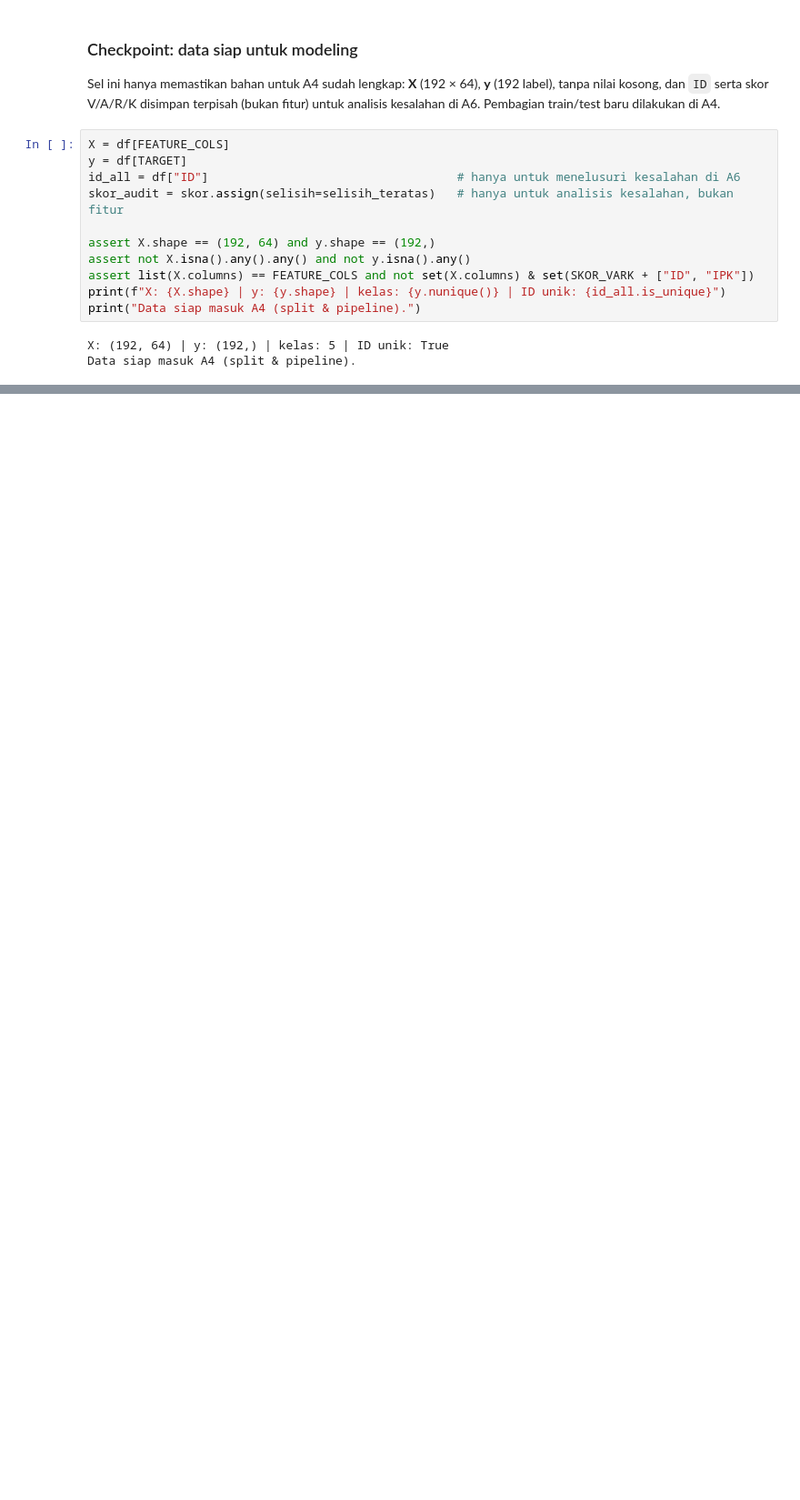
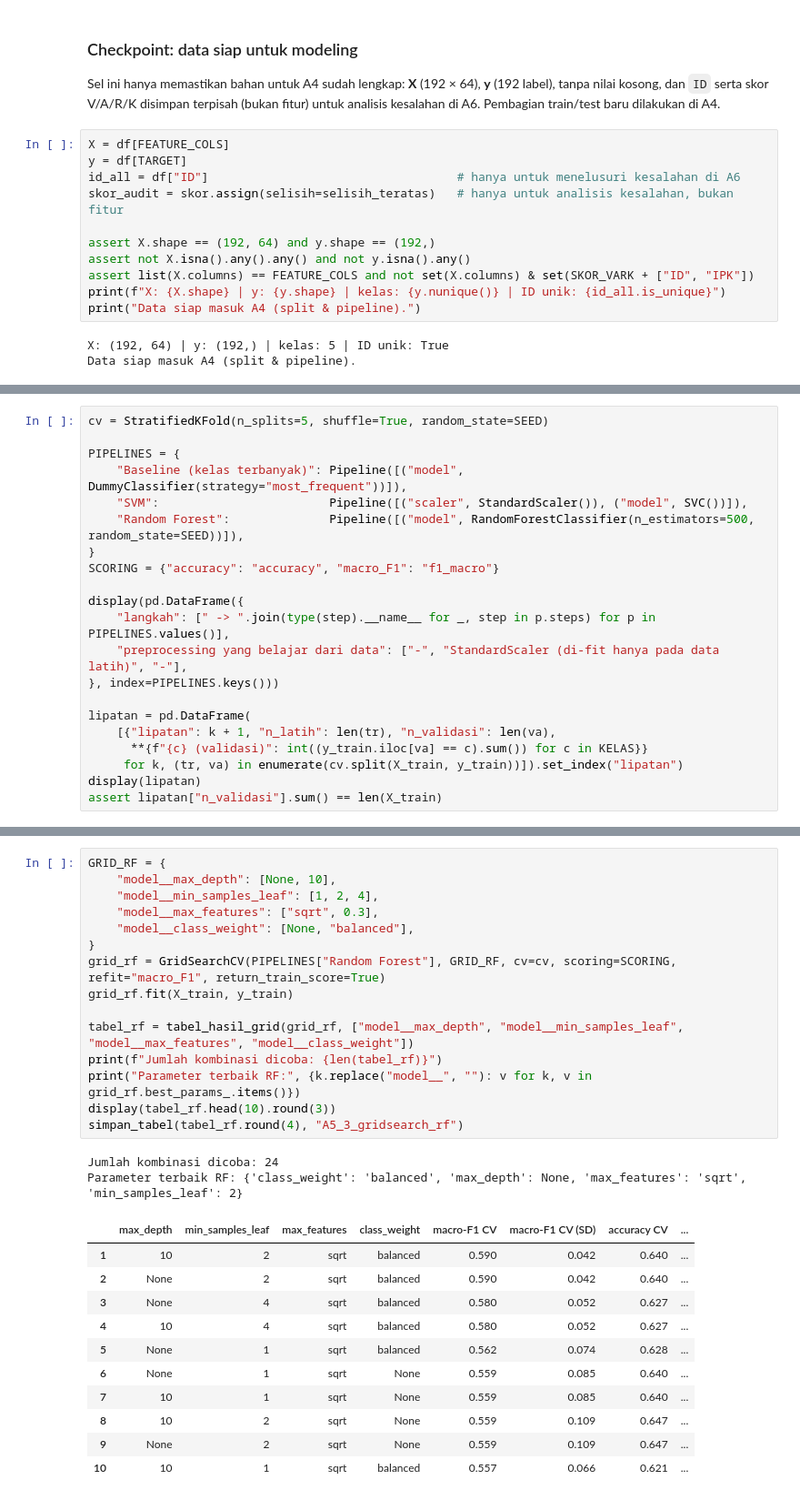
Before and after one commit to edwardchristi4n/machine_learning_final_exam, a Jupyter notebook: notebook/Notebook_A_Klasifikasi.ipynb, the cells around one changed output, grey strips where cells are left out. Shown at 91% size. Saved outputs shown, nothing was run; the diff lists cells and outputs as text; blank space fills up the shorter version.

```diff
--- a/notebook/Notebook_A_Klasifikasi.ipynb
+++ b/notebook/Notebook_A_Klasifikasi.ipynb
@@ -627,0 +713,21 @@ Data siap masuk A4 (split & pipeline).
+# %%
+cv = StratifiedKFold(n_splits=5, shuffle=True, random_state=SEED)
+
+PIPELINES = {
+    "Baseline (kelas terbanyak)": Pipeline([("model", DummyClassifier(strategy="most_frequent"))]),
+    "SVM":                        Pipeline([("scaler", StandardScaler()), ("model", SVC())]),
+    "Random Forest":              Pipeline([("model", RandomForestClassifier(n_estimators=500, random_state=SEED))]),
+}
+SCORING = {"accuracy": "accuracy", "macro_F1": "f1_macro"}
+
+display(pd.DataFrame({
+    "langkah": [" -> ".join(type(step).__name__ for _, step in p.steps) for p in PIPELINES.values()],
+    "preprocessing yang belajar dari data": ["-", "StandardScaler (di-fit hanya pada data latih)", "-"],
+}, index=PIPELINES.keys()))
+
+lipatan = pd.DataFrame(
+    [{"lipatan": k + 1, "n_latih": len(tr), "n_validasi": len(va),
+      **{f"{c} (validasi)": int((y_train.iloc[va] == c).sum()) for c in KELAS}}
+     for k, (tr, va) in enumerate(cv.split(X_train, y_train))]).set_index("lipatan")
+display(lipatan)
+assert lipatan["n_validasi"].sum() == len(X_train)
@@ -627,0 +893,29 @@ Data siap masuk A4 (split & pipeline).
+# %%
+GRID_RF = {
+    "model__max_depth": [None, 10],
+    "model__min_samples_leaf": [1, 2, 4],
+    "model__max_features": ["sqrt", 0.3],
+    "model__class_weight": [None, "balanced"],
+}
+grid_rf = GridSearchCV(PIPELINES["Random Forest"], GRID_RF, cv=cv, scoring=SCORING, refit="macro_F1", return_train_score=True)
+grid_rf.fit(X_train, y_train)
+
+tabel_rf = tabel_hasil_grid(grid_rf, ["model__max_depth", "model__min_samples_leaf", "model__max_features", "model__class_weight"])
+print(f"Jumlah kombinasi dicoba: {len(tabel_rf)}")
+print("Parameter terbaik RF:", {k.replace("model__", ""): v for k, v in grid_rf.best_params_.items()})
+display(tabel_rf.head(10).round(3))
+simpan_tabel(tabel_rf.round(4), "A5_3_gridsearch_rf")
+# %% [output]
+Jumlah kombinasi dicoba: 24
+Parameter terbaik RF: {'class_weight': 'balanced', 'max_depth': None, 'max_features': 'sqrt', 'min_samples_leaf': 2}
+|  | max_depth | min_samples_leaf | max_features | class_weight | macro-F1 CV | macro-F1 CV (SD) | accuracy CV | ... |
+| 1 | 10 | 2 | sqrt | balanced | 0.590 | 0.042 | 0.640 | ... |
+| 2 | None | 2 | sqrt | balanced | 0.590 | 0.042 | 0.640 | ... |
+| 3 | None | 4 | sqrt | balanced | 0.580 | 0.052 | 0.627 | ... |
+| 4 | 10 | 4 | sqrt | balanced | 0.580 | 0.052 | 0.627 | ... |
+| 5 | None | 1 | sqrt | balanced | 0.562 | 0.074 | 0.628 | ... |
+| 6 | None | 1 | sqrt | None | 0.559 | 0.085 | 0.640 | ... |
+| 7 | 10 | 1 | sqrt | None | 0.559 | 0.085 | 0.640 | ... |
+| 8 | 10 | 2 | sqrt | None | 0.559 | 0.109 | 0.647 | ... |
+| 9 | None | 2 | sqrt | None | 0.559 | 0.109 | 0.647 | ... |
+| 10 | 10 | 1 | sqrt | balanced | 0.557 | 0.066 | 0.621 | ... |
```
Also changed, not shown: parts of 28 cells of this notebook, 23 other files.
